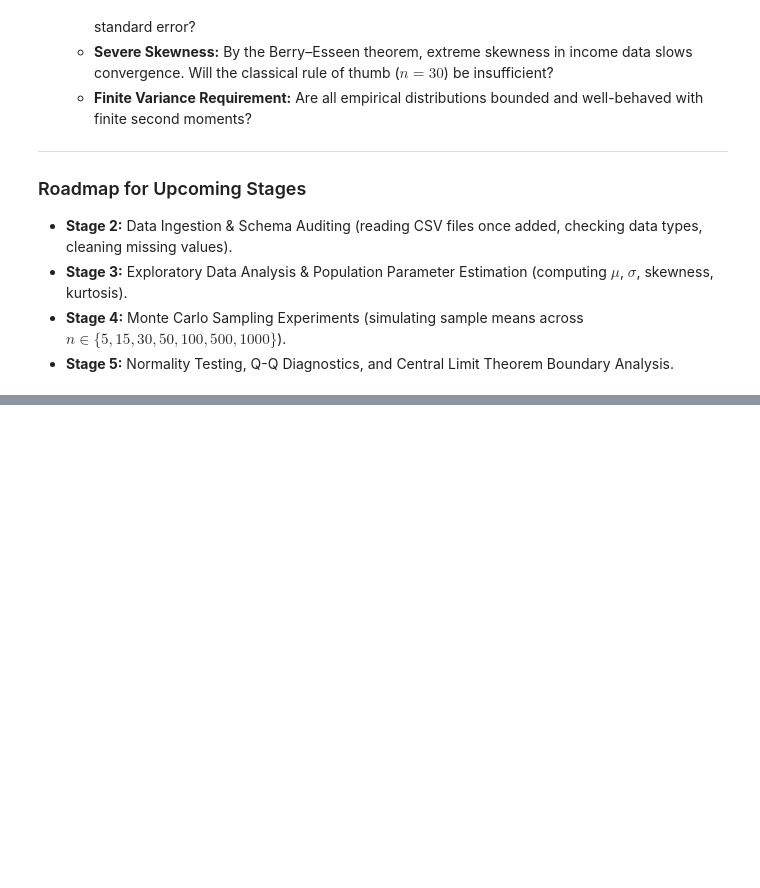
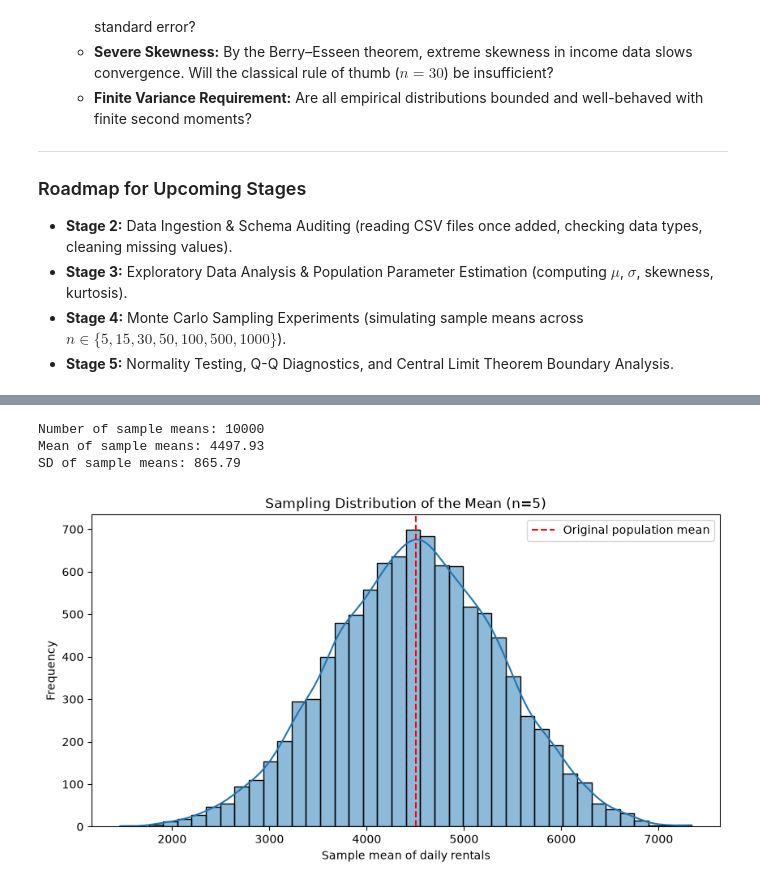
Before and after one commit to Debarghapaulgh/clt-real-world-investigation, a Jupyter notebook: notebooks/01_data_exploration.ipynb, the cells around one changed output, grey strips where cells are left out. Cells and saved outputs as stored; diff of their text form; code cells hidden in the pictures; blank space fills up the shorter version.

Commit message:
Add Monte Carlo sampling experiment for sample size n=5

```diff
--- a/notebooks/01_data_exploration.ipynb
+++ b/notebooks/01_data_exploration.ipynb
@@ -195,0 +235,45 @@ Our empirical study is structured around five core research questions:
+# %%
+import numpy as np
+import matplotlib.pyplot as plt
+import seaborn as sns
+
+rng = np.random.default_rng(42)
+
+sample_size = 5
+n_simulations = 10_000
+
+# Draw 10,000 independent samples, each containing 5 observations
+samples = rng.choice(
+    rentals,
+    size=(n_simulations, sample_size),
+    replace=True
+)
+
+# Calculate the mean of each sample
+sample_means = samples.mean(axis=1)
+
+# Examine the sampling distribution
+print(f"Number of sample means: {len(sample_means)}")
+print(f"Mean of sample means: {sample_means.mean():.2f}")
+print(f"SD of sample means: {sample_means.std():.2f}")
+
+plt.figure(figsize=(10, 5))
+sns.histplot(sample_means, bins=40, kde=True)
+
+plt.axvline(
+    rentals.mean(),
+    color="red",
+    linestyle="--",
+    label="Original population mean"
+)
+
+plt.title(f"Sampling Distribution of the Mean (n={sample_size})")
+plt.xlabel("Sample mean of daily rentals")
+plt.ylabel("Frequency")
+plt.legend()
+plt.show()
+# %% [output]
+Number of sample means: 10000
+Mean of sample means: 4497.93
+SD of sample means: 865.79
+[figure, added]
```
Also changed, not shown: parts of 1 cell of this notebook.
